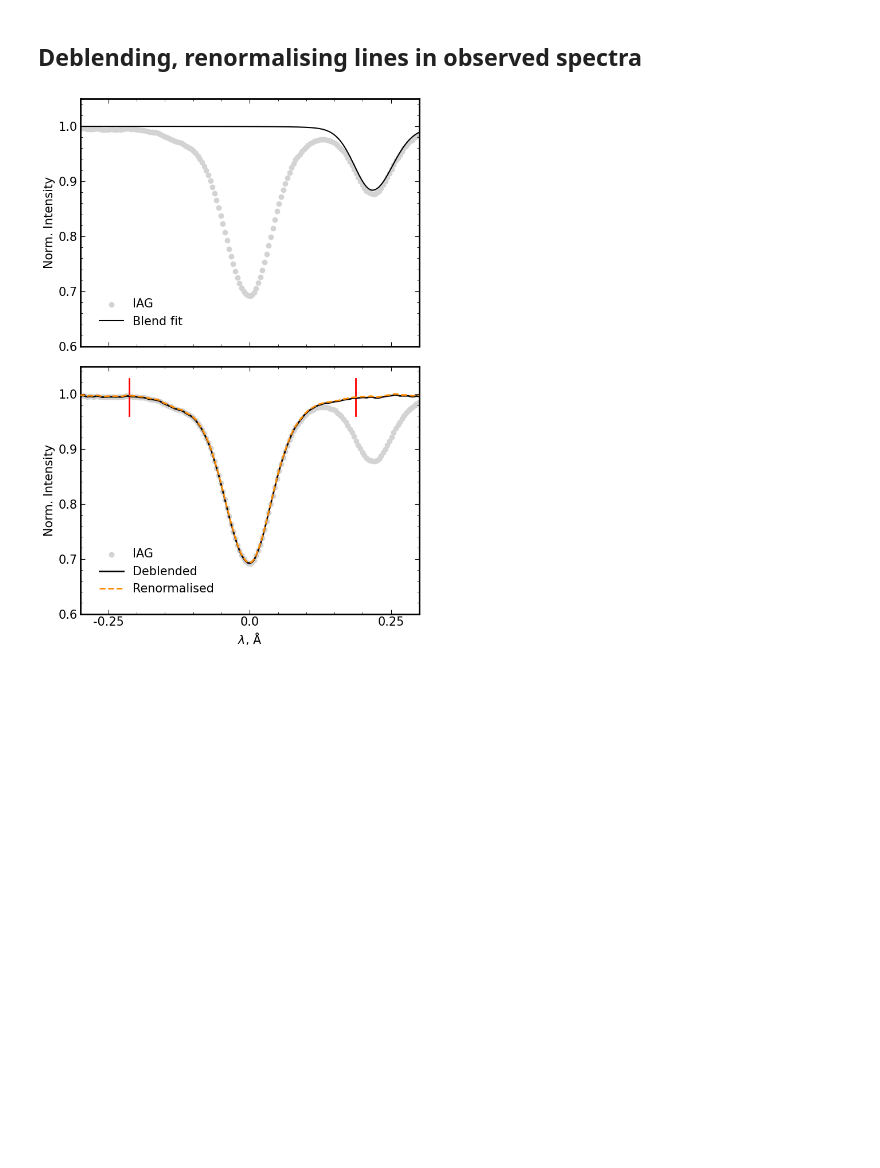
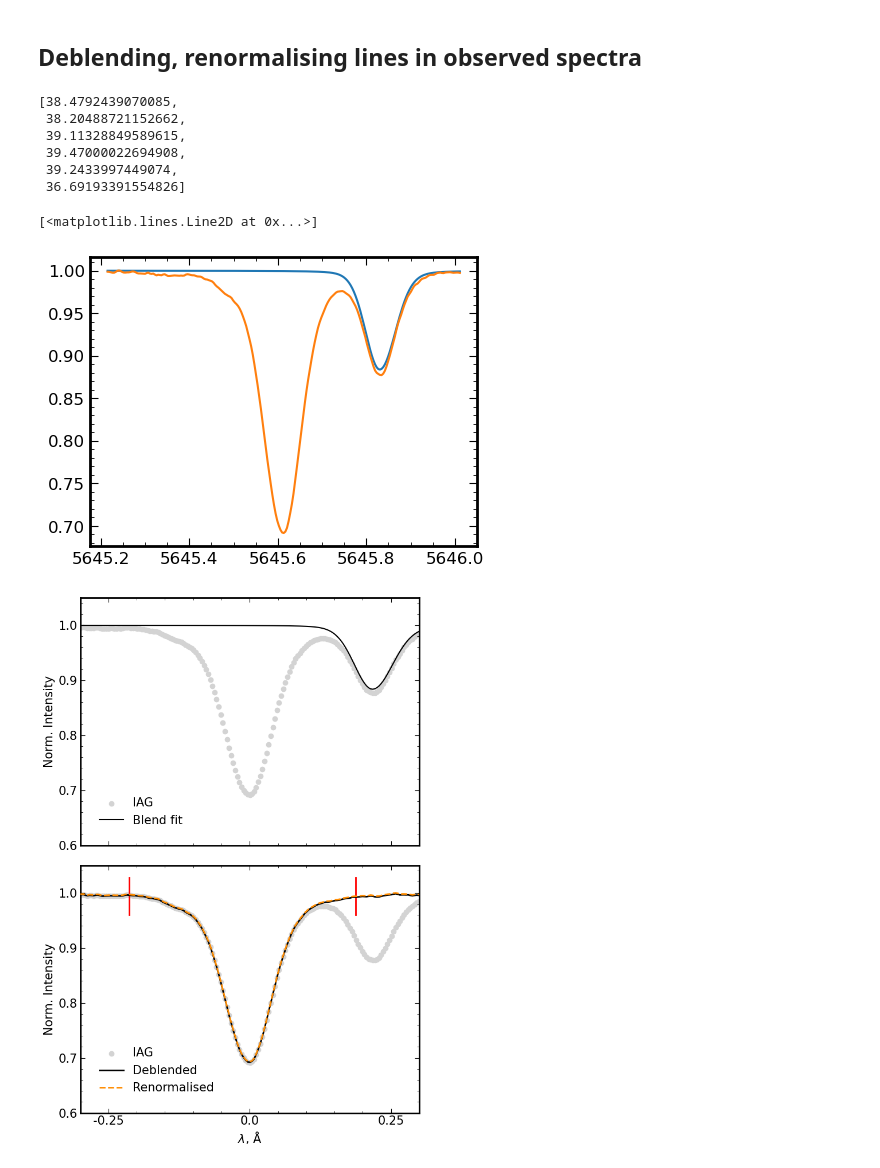
Before and after one commit to nohg/SiliconM3DAnalysis, a Jupyter notebook: Observed_spec.ipynb, the cells around one changed output. Drawn from its saved outputs; the diff is of its cells as text; code cells hidden in the pictures; blank space fills up the shorter version.

```diff
--- a/Observed_spec.ipynb
+++ b/Observed_spec.ipynb
@@ -207,6 +216,7 @@ line_0_int = []
 for j, mu in enumerate(sol_mus):
     xx = sol_lams[j]
     yy = sol_fluxes[j]
+
     lam0 = m3d_centre_wavelengths[0]
     mask = np.abs(xx - lam0) < 0.4
     xx = xx[mask]
@@ -218,7 +228,9 @@ for j, mu in enumerate(sol_mus):
     # save the blend profile for plotting, for just the first mu
     if mu==1:
         yy_blend_mu1_line0 = yy_blend
+        yy_mu1_line0 = yy
         xx_blend_mu1_line0 = xx
+
 
     yy_deblend = 1 - ((1-yy) - (1-yy_blend))
 
@@ -228,6 +240,30 @@ for j, mu in enumerate(sol_mus):
     # overwrite lambda/int range for this line
     sol_lam_range_list[0,j] = xx
     sol_int_range_list[0,j] = yy_deblend
+
+    ## test another deblend
+    thislam0 = xx[np.argmin(yy_deblend)]
+    yy_blend2= synth_blends(xx, yy_deblend, order=25, blank_lam=0)
+    yy_deblend2 = 1 - ((1-yy_deblend) - (1-yy_blend2))
+    if mu==1:
+        yy_blend2_mu1_line0 = yy_blend2
+        yy2_mu1_line0 = yy
+# %%
+line_0_eqw
+# %% [output]
+[38.4792439070085,
+ 38.20488721152662,
+ 39.11328849589615,
+ 39.47000022694908,
+ 39.2433997449074,
+ 36.69193391554826]
+# %%
+plt.plot(xx_blend_mu1_line0, yy_blend_mu1_line0)
+plt.plot(xx_blend_mu1_line0, yy_mu1_line0)
+# plt.plot(xx_blend_mu1_line0, yy_blend2_mu1_line0)
+# %% [output]
+[<matplotlib.lines.Line2D at 0x...>]
+[figure, added]
 # %%
 # sim_int_1d = get_ang_intensity(runobjects[0], kr=major_krs[line_ind])
 # sim_int_1d_norm = sim_int_1d/continuum(line_lam, np.array(sim_int_1d))
```
Also changed, not shown: parts of 3 cells of this notebook, 1 other file.
